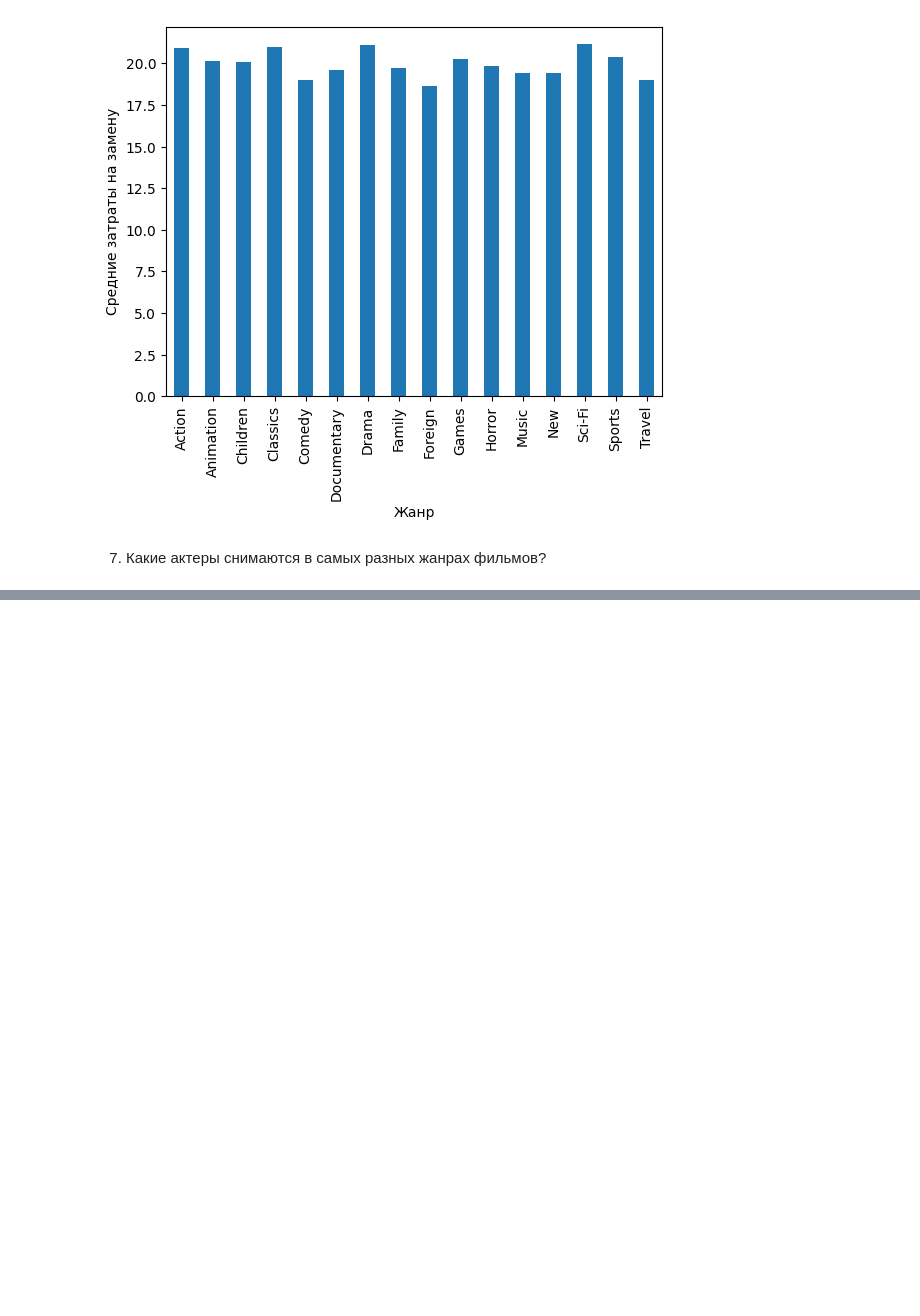
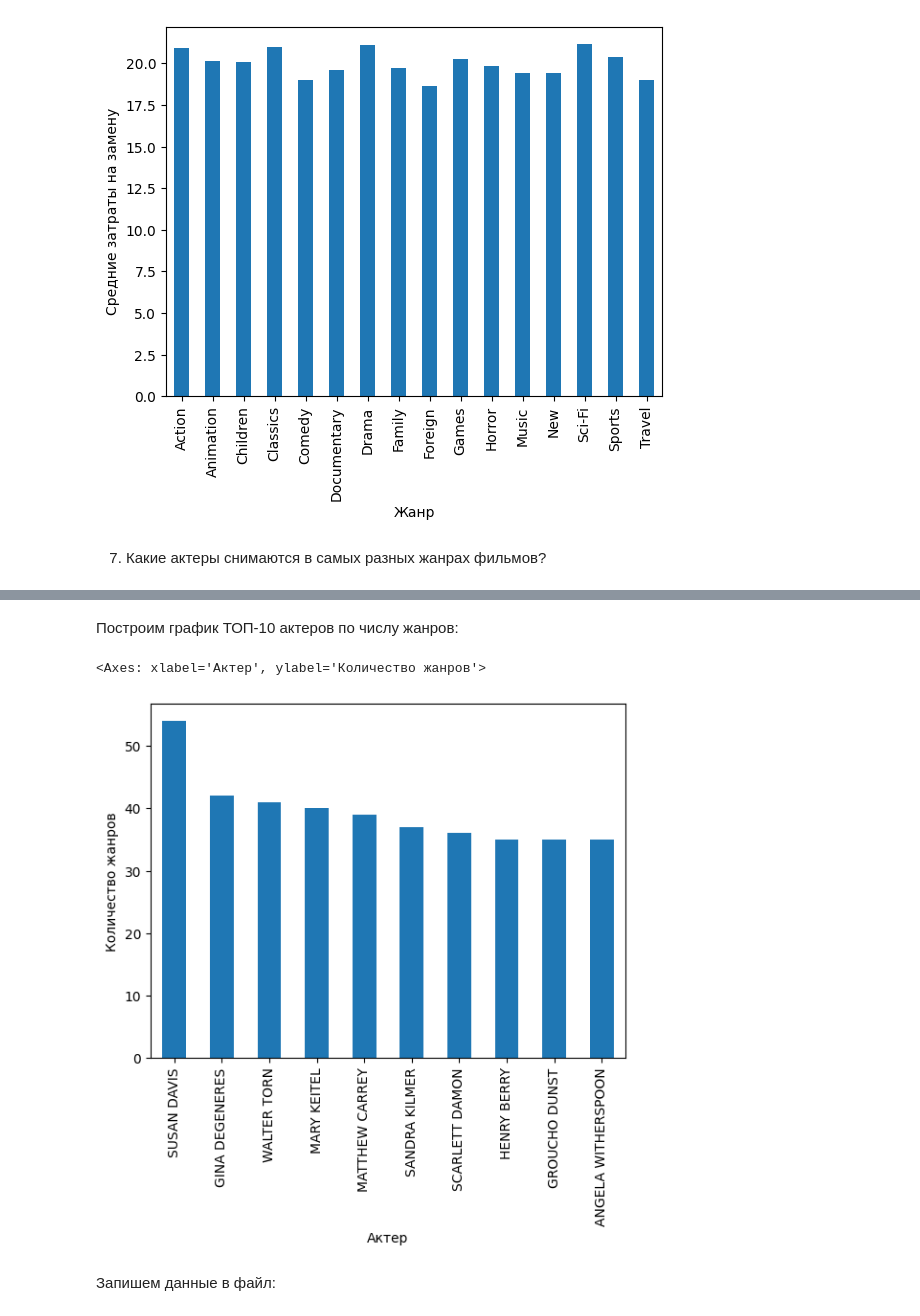
Before and after one commit to chebandenis/DZ_innopolis, a Jupyter notebook: db.ipynb, the cells around one changed output, grey strips where cells are left out. Saved outputs shown, nothing was run; the diff lists cells and outputs as text; code cells hidden in the pictures; blank space fills up the shorter version.

```diff
--- a/db.ipynb
+++ b/db.ipynb
@@ -404,0 +442,3 @@ data_frc.plot.bar(xlabel='Жанр', ylabel='Средние затраты на
+# %%
+data_actor = sql_to_dataframe('SELECT first_name, last_name, actor_id FROM actor') #сформируем датафрейм по результатам sql запроса
+print(data_actor)
@@ -404,0 +462,3 @@ data_frc.plot.bar(xlabel='Жанр', ylabel='Средние затраты на
+# %%
+data_film_actor = data_film_actor.merge(save_data_for_acter_analisis, on='film_id')
+print(data_film_actor)
@@ -404,0 +480,3 @@ data_frc.plot.bar(xlabel='Жанр', ylabel='Средние затраты на
+# %%
+data_film_actor = data_film_actor.merge(data_actor, on='actor_id')
+data_film_actor
@@ -404,0 +497,4 @@ data_frc.plot.bar(xlabel='Жанр', ylabel='Средние затраты на
+# %%
+data_film_actor['acter_name'] = data_film_actor['first_name'] + ' ' + data_film_actor['last_name']
+data_film_actor = data_film_actor.drop(columns=['film_id', 'actor_id','first_name','last_name'])
+data_film_actor
@@ -404,0 +531,9 @@ data_frc.plot.bar(xlabel='Жанр', ylabel='Средние затраты на
+# %% [markdown]
+Построим график ТОП-10 актеров по числу жанров:
+# %%
+data_film_actor.groupby('acter_name')['name'].count().sort_values(ascending=False).head(10).plot.bar(xlabel='Актер', ylabel='Количество жанров')
+# %% [output]
+<Axes: xlabel='Актер', ylabel='Количество жанров'>
+[figure, added]
+# %% [markdown]
+Запишем данные в файл:
```
Also changed, not shown: parts of 12 cells of this notebook, 1 other file.
